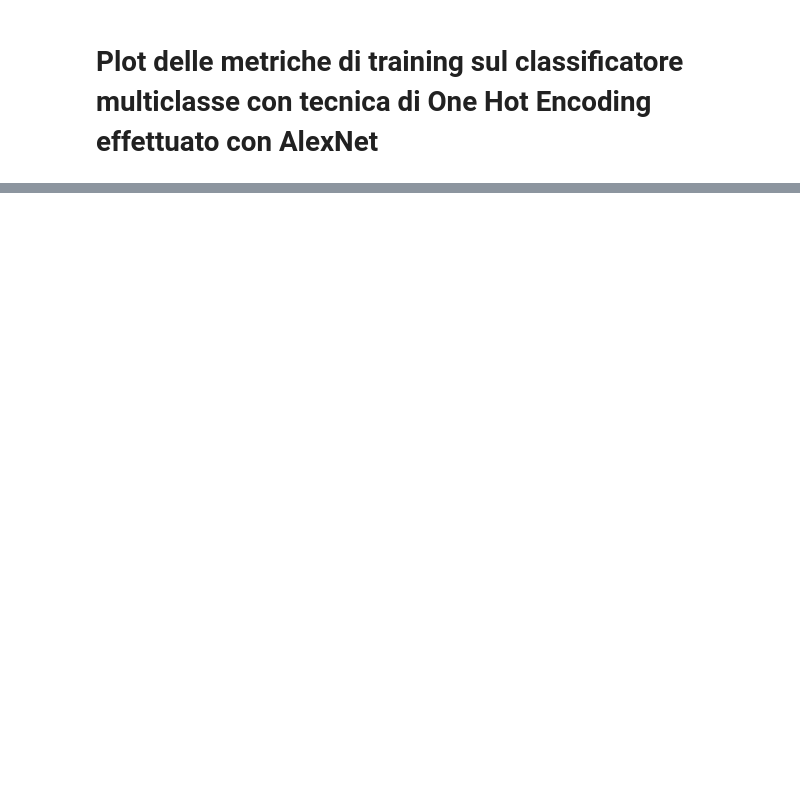
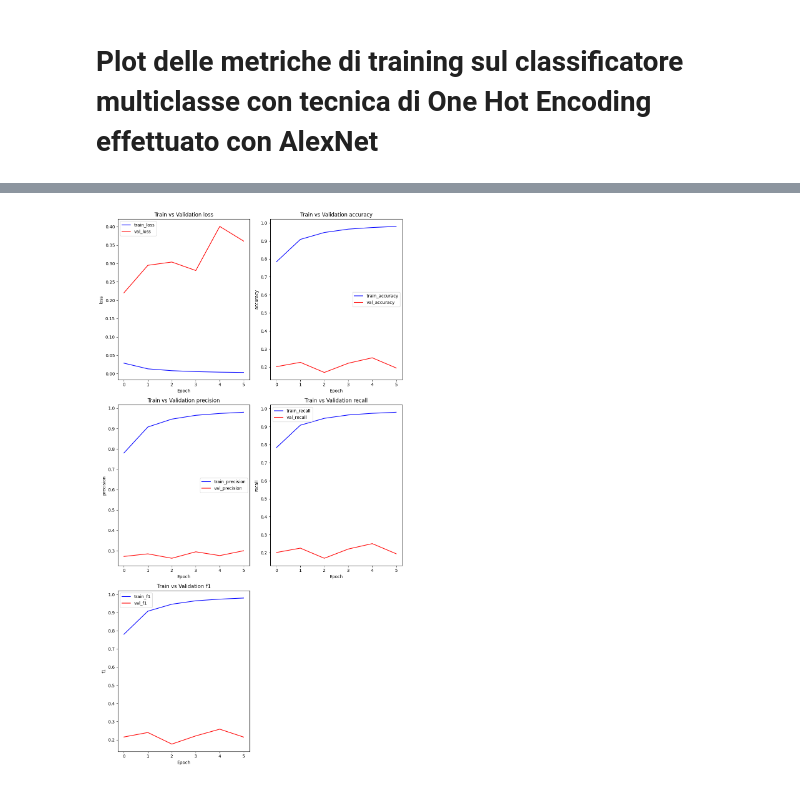
Before and after one commit to frenkmadda/UnderwaterSoundsClassification, a Jupyter notebook: Training.ipynb, the cells around one changed output, grey strips where cells are left out. Cells and saved outputs as stored; diff of their text form; code cells hidden in the pictures; blank space fills up the shorter version.

```diff
--- a/Training.ipynb
+++ b/Training.ipynb
@@ -200,0 +143,4 @@ plot_precision_recall('results/test11_alex_net_one_hot.csv')
+# %%
+plot_metrics('results/test13_res_net_one_hot.csv')
+# %% [output]
+[figure, added]
```
Also changed, not shown: parts of 25 cells of this notebook, 1 other file.
